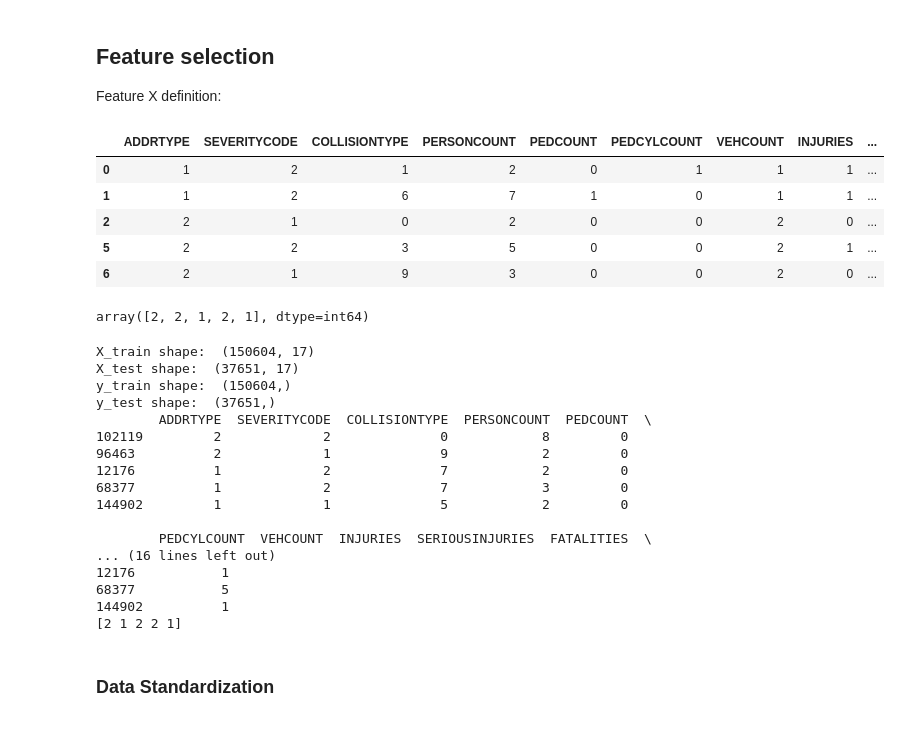
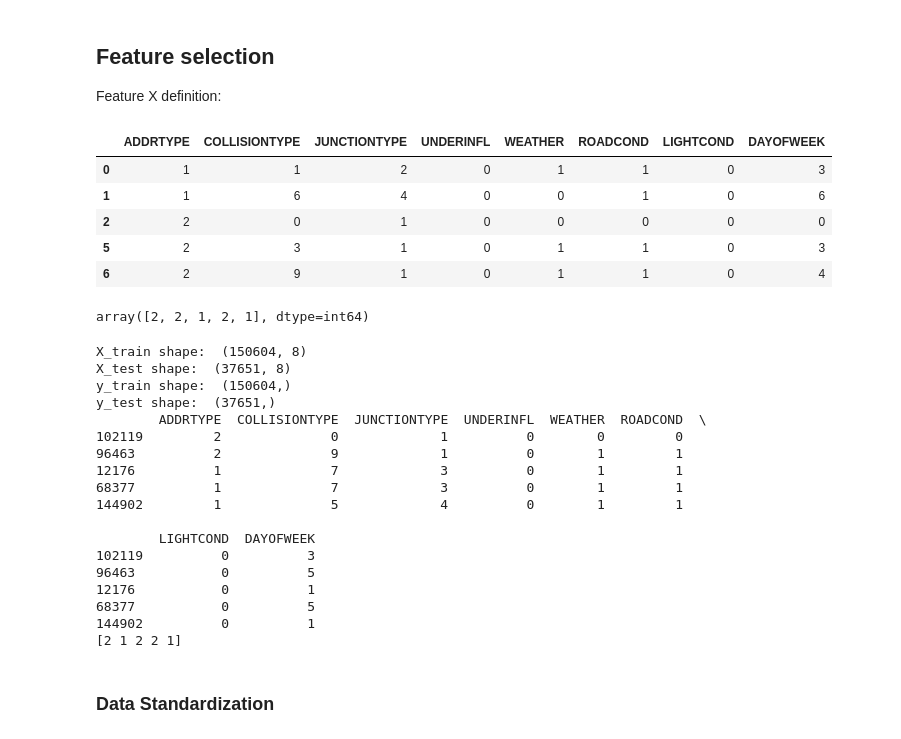
Before and after one commit to ChristianRM/Coursera_Capstone, a Jupyter notebook: ProjectNotebook.ipynb, the cells around one changed output. Cells and saved outputs as stored; diff of their text form; code cells hidden in the pictures.

```diff
--- a/ProjectNotebook.ipynb
+++ b/ProjectNotebook.ipynb
@@ -454,25 +453,31 @@ dtype: float64
 ## Feature selection
 Feature X definition:
 # %%
+#    'ADDRTYPE','SEVERITYCODE',
+#    'COLLISIONTYPE','PERSONCOUNT',
+#    'PEDCOUNT','PEDCYLCOUNT','VEHCOUNT',
+#    'INJURIES', 'SERIOUSINJURIES',
+#    'FATALITIES', 'JUNCTIONTYPE',
+#    'UNDERINFL', 'WEATHER',
+#    'ROADCOND', 'LIGHTCOND',
+#    'HITPARKEDCAR', 'DAYOFWEEK'
+
 cols = [
-    'ADDRTYPE','SEVERITYCODE',
-    'COLLISIONTYPE','PERSONCOUNT',
-    'PEDCOUNT','PEDCYLCOUNT','VEHCOUNT',
-    'INJURIES', 'SERIOUSINJURIES',
-    'FATALITIES', 'JUNCTIONTYPE',
+    'ADDRTYPE',
+    'COLLISIONTYPE','JUNCTIONTYPE',
     'UNDERINFL', 'WEATHER',
     'ROADCOND', 'LIGHTCOND',
-    'HITPARKEDCAR', 'DAYOFWEEK'
+    'DAYOFWEEK'
 ]
 X = df[cols]
 X[0:5]
 # %% [output]
-|  | ADDRTYPE | SEVERITYCODE | COLLISIONTYPE | PERSONCOUNT | PEDCOUNT | PEDCYLCOUNT | VEHCOUNT | INJURIES | ... |
-| 0 | 1 | 2 | 1 | 2 | 0 | 1 | 1 | 1 | ... |
-| 1 | 1 | 2 | 6 | 7 | 1 | 0 | 1 | 1 | ... |
-| 2 | 2 | 1 | 0 | 2 | 0 | 0 | 2 | 0 | ... |
-| 5 | 2 | 2 | 3 | 5 | 0 | 0 | 2 | 1 | ... |
-| 6 | 2 | 1 | 9 | 3 | 0 | 0 | 2 | 0 | ... |
+|  | ADDRTYPE | COLLISIONTYPE | JUNCTIONTYPE | UNDERINFL | WEATHER | ROADCOND | LIGHTCOND | DAYOFWEEK |
+| 0 | 1 | 1 | 2 | 0 | 1 | 1 | 0 | 3 |
+| 1 | 1 | 6 | 4 | 0 | 0 | 1 | 0 | 6 |
+| 2 | 2 | 0 | 1 | 0 | 0 | 0 | 0 | 0 |
+| 5 | 2 | 3 | 1 | 0 | 1 | 1 | 0 | 3 |
+| 6 | 2 | 9 | 1 | 0 | 1 | 1 | 0 | 4 |
 # %%
 y = df['SEVERITYCODE'].values
 y[0:5]
@@ -487,22 +492,23 @@ print("y_test shape: ", y_test.shape)
 print(X_train[0:5])
 print(y_train[0:5])
 # %% [output]
-X_train shape:  (150604, 17)
-X_test shape:  (37651, 17)
+X_train shape:  (150604, 8)
+X_test shape:  (37651, 8)
 y_train shape:  (150604,)
 y_test shape:  (37651,)
-        ADDRTYPE  SEVERITYCODE  COLLISIONTYPE  PERSONCOUNT  PEDCOUNT  \
-102119         2             2              0            8         0
-96463          2             1              9            2         0
-12176          1             2              7            2         0
-68377          1             2              7            3         0
-144902         1             1              5            2         0
+        ADDRTYPE  COLLISIONTYPE  JUNCTIONTYPE  UNDERINFL  WEATHER  ROADCOND  \
+102119         2              0             1          0        0         0
+96463          2              9             1          0        1         1
+12176          1              7             3          0        1         1
+68377          1              7             3          0        1         1
+144902         1              5             4          0        1         1
 
-        PEDCYLCOUNT  VEHCOUNT  INJURIES  SERIOUSINJURIES  FATALITIES  \
-... (16 lines left out)
-12176           1
-68377           5
-144902          1
+        LIGHTCOND  DAYOFWEEK
+102119          0          3
+96463           0          5
+12176           0          1
+68377           0          5
+144902          0          1
 [2 1 2 2 1]
 # %% [markdown]
 ### Data Standardization
```
Also changed, not shown: parts of 21 cells of this notebook.
